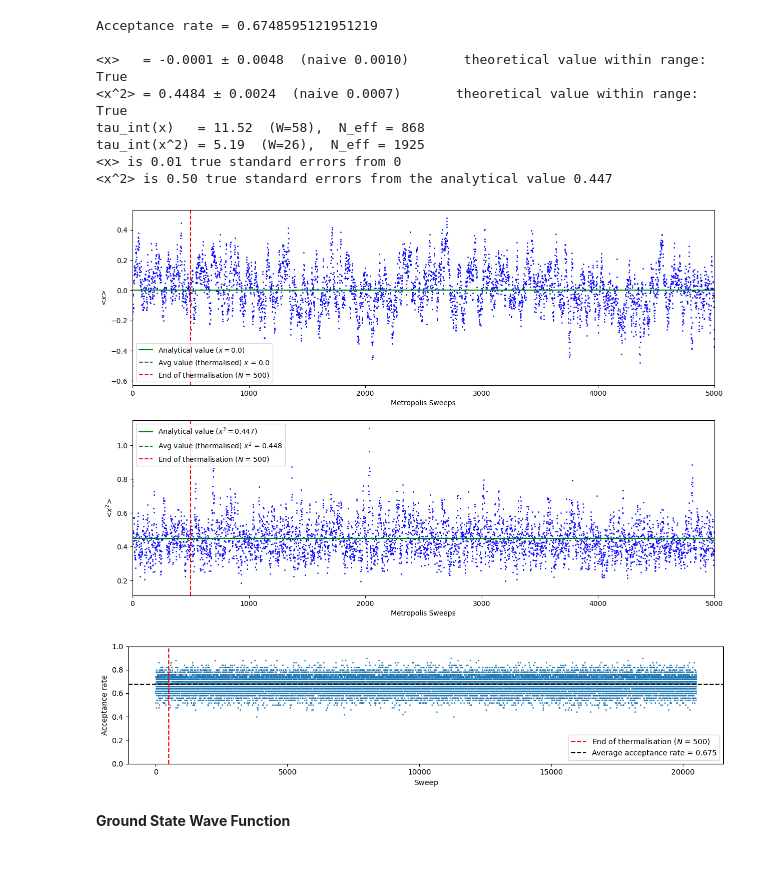
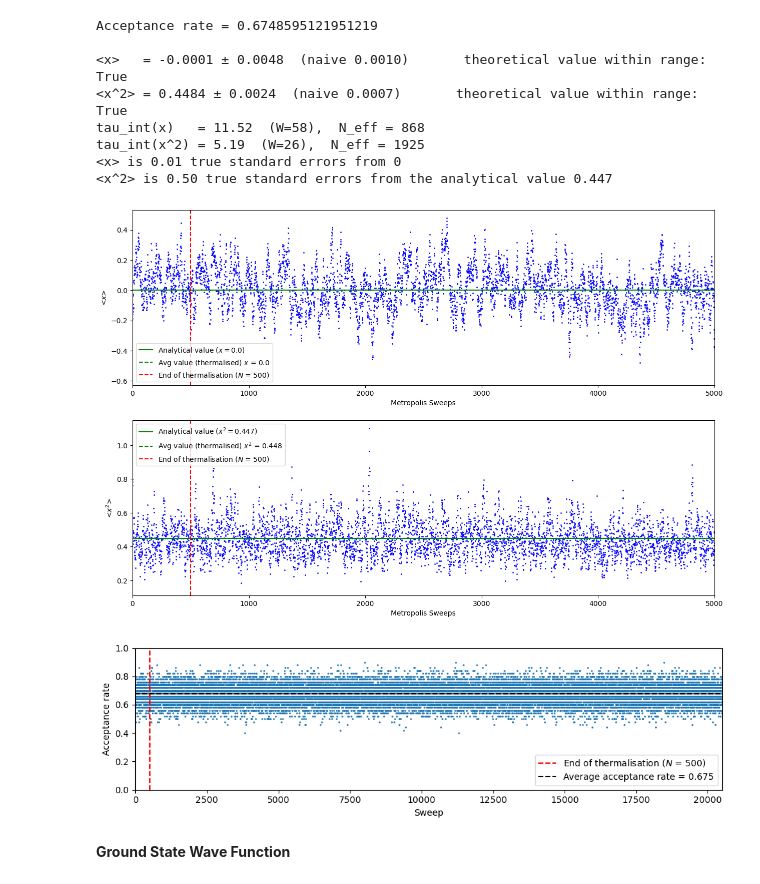
Before and after one commit to phillyyymcd/SHP_QuantumHarmonicOscillator, a Jupyter notebook: SHP.ipynb, the cells around one changed output. Saved outputs shown, nothing was run; the diff lists cells and outputs as text; code cells hidden in the pictures.

```diff
--- a/SHP.ipynb
+++ b/SHP.ipynb
@@ -109,32 +108,40 @@ tau_int(x^2) = 5.19  (W=26),  N_eff = 1925
 # %%
 # Expectation values vs. sweeps
 sweeps = np.arange(len(x))
 fig, ax = plt.subplots(2, 1, figsize=(15,10))
 ax[0].plot(sweeps, x, 'o', color="blue", markersize=1)
 ax[0].set_xlabel("Metropolis Sweeps")
 ax[0].set_ylabel("<$x$>")
-#ax[0].set_ylim(-0.25, 0.25)
 ax[0].set_xlim(0, 5000)
 ax[0].axhline(y=x_analytical, color='g', linestyle='-', label = f"Analytical value ($x={x_analytical}$)")
 ax[0].axhline(y=np.mean(x_thermalised), color='g', linestyle='--', label = f"Avg value (thermalised) $x$ = {-np.round(np.mean(x_thermalised), decimals=3)}")
 ax[0].axvline(N_therm, color='r', linestyle='--', label = f"End of thermalisation ($N$ = {N_therm})")
 ax[0].legend()
 
 ax[1].plot(sweeps, x_2, 'o', color="blue", markersize=1)
 ax[1].set_xlabel("Metropolis Sweeps")
 ax[1].set_ylabel(rf"<$x^2$>")
-#ax[1].set_ylim(0.4, 0.6)
 ax[1].set_xlim(0, 5000)
 ax[1].axhline(y=x_2_analytical, color='g', linestyle='-', label = f"Analytical value ($x^2={np.round(x_2_analytical, 3)}$)")
 ax[1].axhline(y=np.mean(x_2_thermalised), color='g', linestyle='--', label = f"Avg value (thermalised) $x^2$ = {np.round(np.mean(x_2_thermalised), decimals=3)}")
 ax[1].axvline(N_therm, color='r', linestyle='--', label = f"End of thermalisation ($N$ = {N_therm})")
 ax[1].legend()
 
+# Plotting the acceptance rate
+plt.figure(figsize=(10,3))
+plt.plot(total_acc_rate, '.', markersize=2)
+plt.axvline(N_therm, color='red', linestyle='--', label = f"End of thermalisation ($N$ = {N_therm})")
+plt.axhline(np.mean(total_acc_rate), linestyle='--', color='black', label=f"Average acceptance rate = {np.round(np.mean(total_acc_rate), decimals=3)}")
+plt.ylim(0,1)
+plt.xlim(0, N_therm + N_sweeps)
+plt.xlabel("Sweep")
+plt.ylabel("Acceptance rate")
+plt.legend()
 plt.tight_layout()
 plt.show()
 # %% [output]
 [figure]
-[figure, old version]
+[figure, new version]
 # %% [markdown]
 **Ground State Wave Function**
 # %%
```
Also changed, not shown: parts of 7 cells of this notebook, 1 other file.
